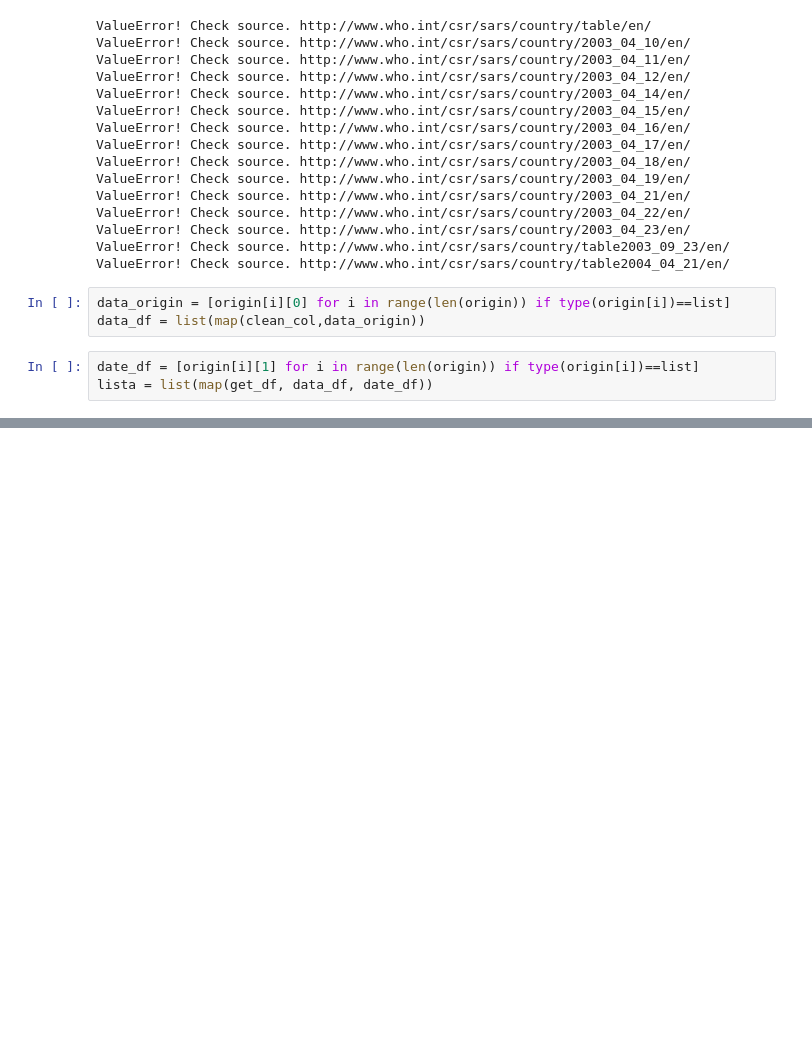
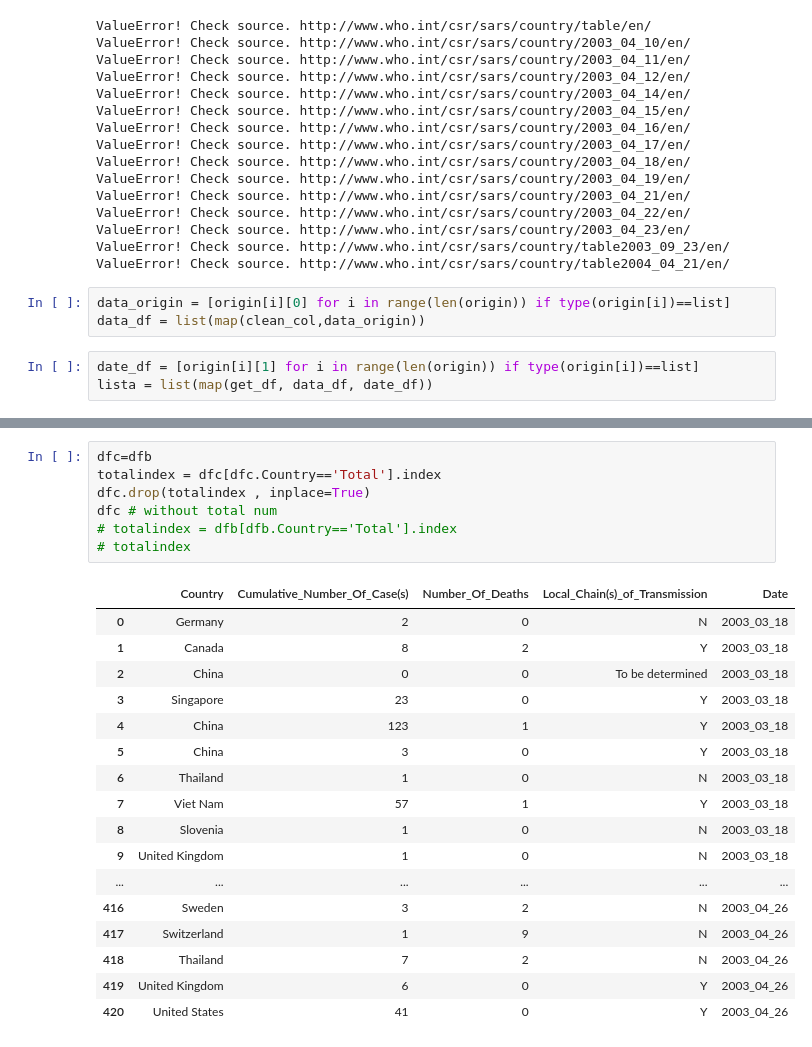
Before and after one commit to Skye-FY/Ironhack_Final_Project, a Jupyter notebook: code/sars.ipynb, the cells around one changed output, grey strips where cells are left out. Cells and saved outputs as stored; diff of their text form; blank space fills up the shorter version.

```diff
--- a/code/sars.ipynb
+++ b/code/sars.ipynb
@@ -134,0 +151,25 @@ dfb
+# %%
+dfc=dfb
+totalindex = dfc[dfc.Country=='Total'].index
+dfc.drop(totalindex , inplace=True)
+dfc # without total num
+# totalindex = dfb[dfb.Country=='Total'].index
+# totalindex
+# %% [output]
+|  | Country | Cumulative_Number_Of_Case(s) | Number_Of_Deaths | Local_Chain(s)_of_Transmission | Date |
+| 0 | Germany | 2 | 0 | N | 2003_03_18 |
+| 1 | Canada | 8 | 2 | Y | 2003_03_18 |
+| 2 | China | 0 | 0 | To be determined | 2003_03_18 |
+| 3 | Singapore | 23 | 0 | Y | 2003_03_18 |
+| 4 | China | 123 | 1 | Y | 2003_03_18 |
+| 5 | China | 3 | 0 | Y | 2003_03_18 |
+| 6 | Thailand | 1 | 0 | N | 2003_03_18 |
+| 7 | Viet Nam | 57 | 1 | Y | 2003_03_18 |
+| 8 | Slovenia | 1 | 0 | N | 2003_03_18 |
+| 9 | United Kingdom | 1 | 0 | N | 2003_03_18 |
+| ... | ... | ... | ... | ... | ... |
+| 416 | Sweden | 3 | 2 | N | 2003_04_26 |
+| 417 | Switzerland | 1 | 9 | N | 2003_04_26 |
+| 418 | Thailand | 7 | 2 | N | 2003_04_26 |
+| 419 | United Kingdom | 6 | 0 | Y | 2003_04_26 |
+| 420 | United States | 41 | 0 | Y | 2003_04_26 |
```
Also changed, not shown: parts of 8 cells of this notebook.
